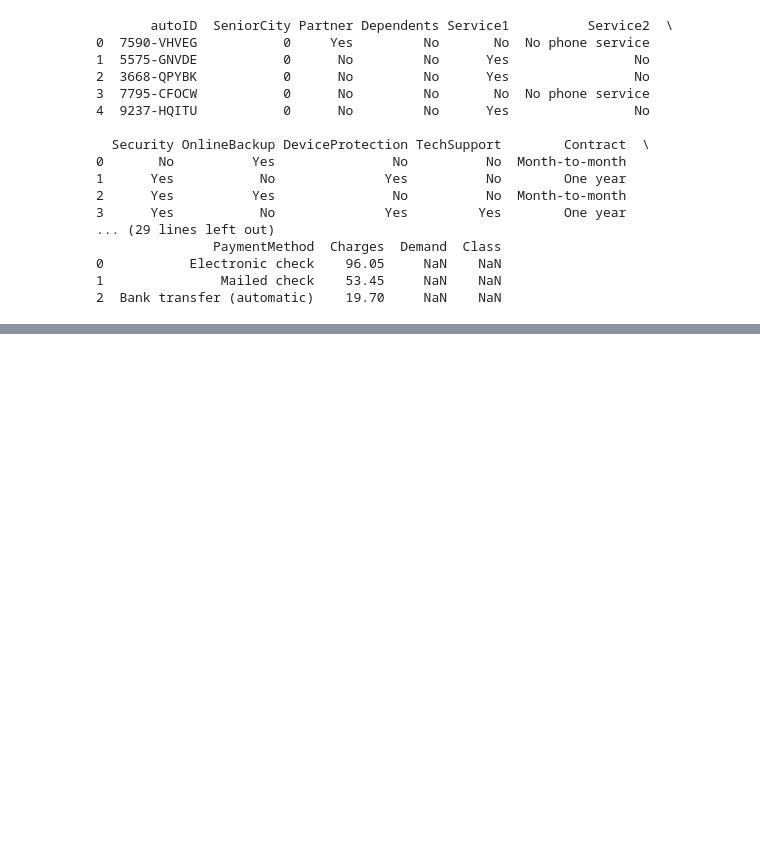
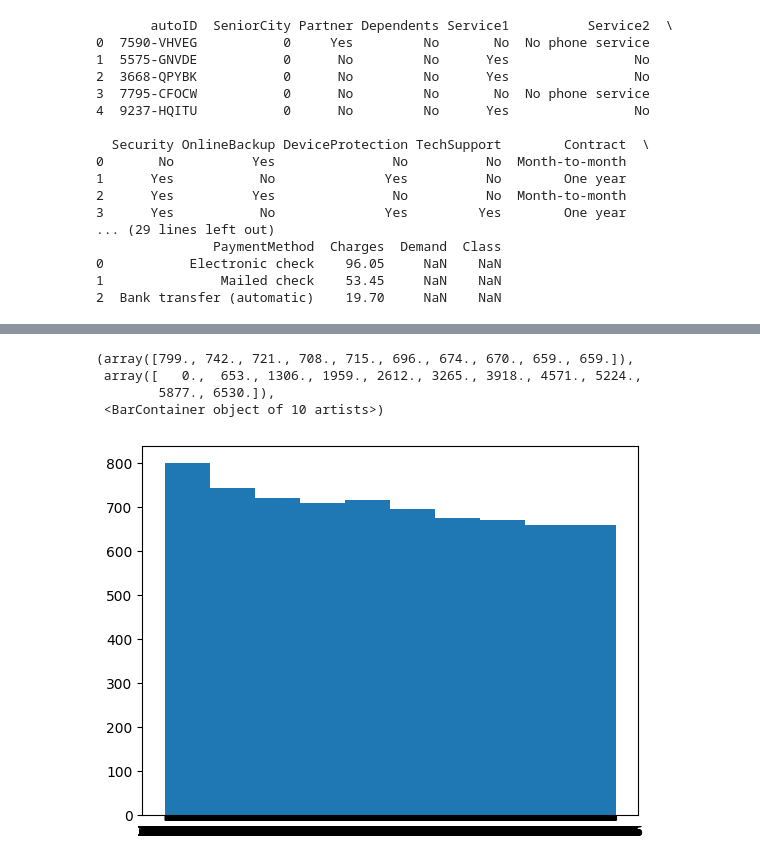
Before and after one commit to JuanIsazaCo/Prueba_Especialista_Finanzas_JDIC, a Jupyter notebook: main.ipynb, the cells around one changed output, grey strips where cells are left out. Drawn from its saved outputs; the diff is of its cells as text; code cells hidden in the pictures; blank space fills up the shorter version.

```diff
--- a/main.ipynb
+++ b/main.ipynb
@@ -35,0 +96,8 @@ print(ds_predict.head())
+# %%
+plt.hist(ds_ab['Demand'])
+# %% [output]
+(array([799., 742., 721., 708., 715., 696., 674., 670., 659., 659.]),
+ array([   0.,  653., 1306., 1959., 2612., 3265., 3918., 4571., 5224.,
+        5877., 6530.]),
+ <BarContainer object of 10 artists>)
+[figure, added]
```
Also changed, not shown: parts of 22 cells of this notebook.
